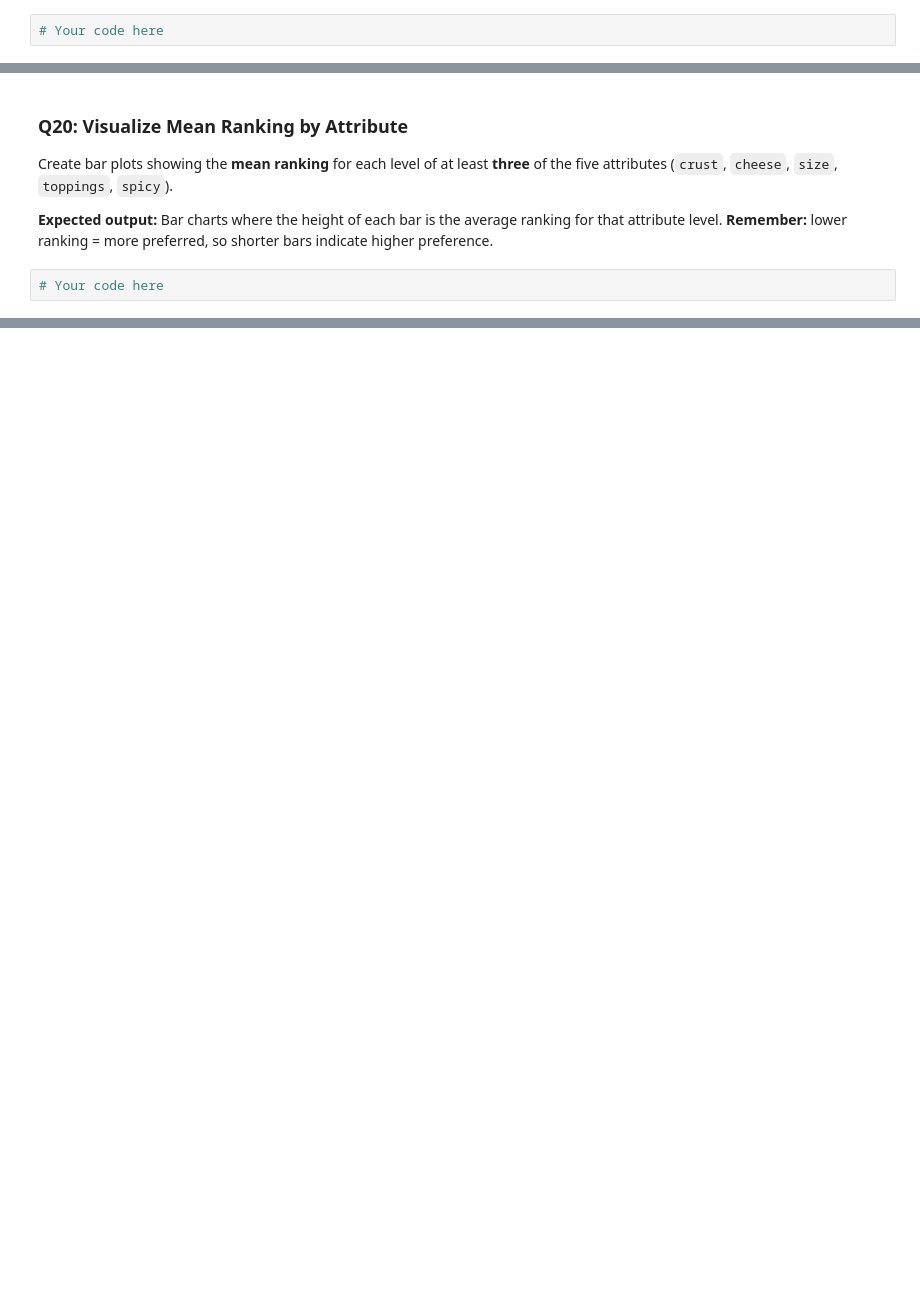
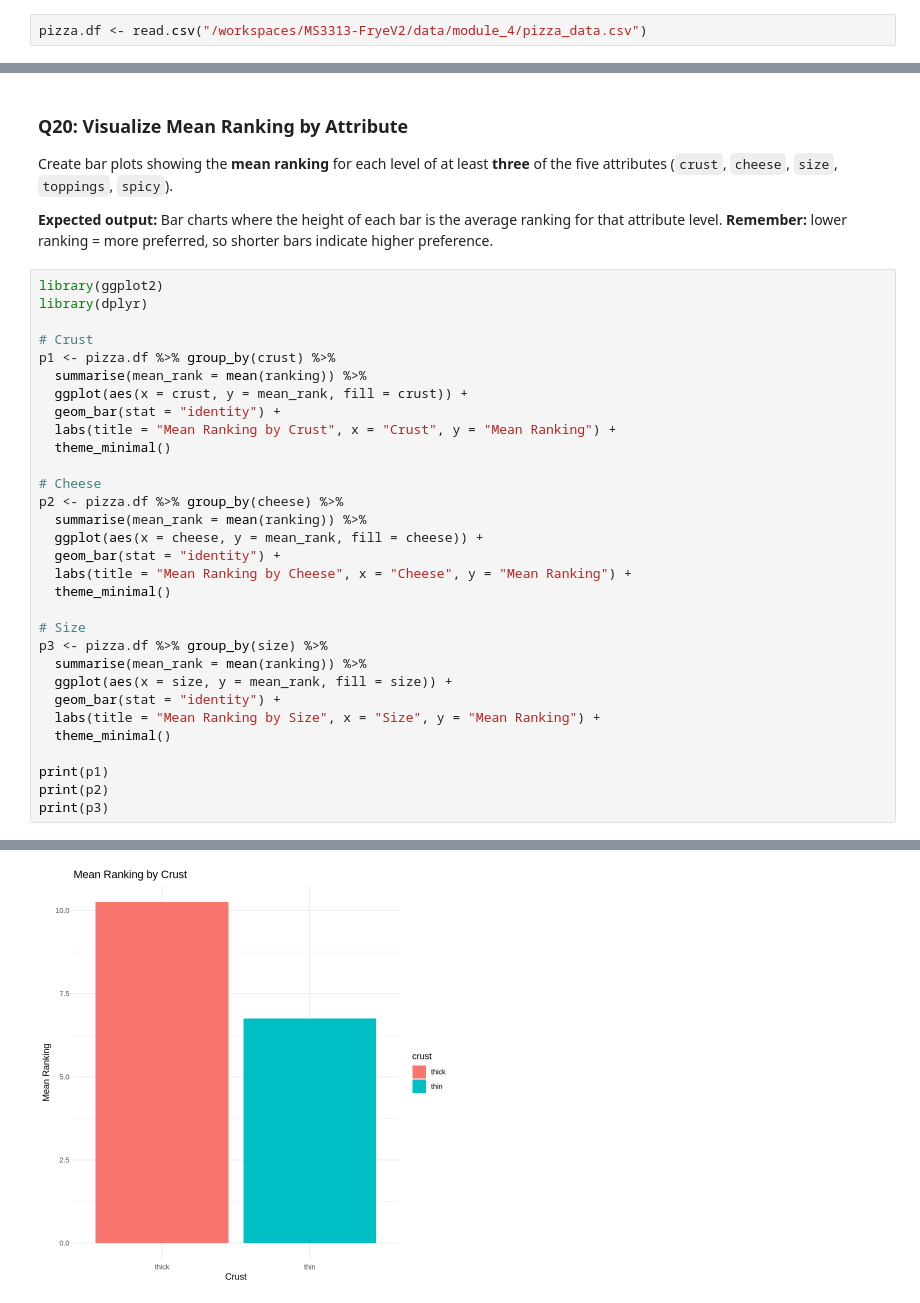
Before and after one commit to owenfrye1/MS3313-FryeV2, a Jupyter notebook: Homework/module_4_homework (2).ipynb, the cells around one changed output, grey strips where cells are left out. Cells and saved outputs as stored; diff of their text form; blank space fills up the shorter version.

```diff
--- a/Homework/module_4_homework (2).ipynb
+++ b/Homework/module_4_homework (2).ipynb
@@ -210,7 +437,7 @@ Load the pizza conjoint dataset and store it in **`pizza.df`**.
 
 **Expected output:** A data frame with 16 rows and 9 columns showing all pizza profiles and their rankings.
 # %%
-# Your code here
+pizza.df <- read.csv("/workspaces/MS3313-FryeV2/data/module_4/pizza_data.csv")
 # %% [markdown]
 ### Q19: Regression-Based Conjoint Analysis
 
@@ -226,4 +474,34 @@ Create bar plots showing the **mean ranking** for each level of at least **three
 
 **Expected output:** Bar charts where the height of each bar is the average ranking for that attribute level. **Remember:** lower ranking = more preferred, so shorter bars indicate higher preference.
 # %%
-# Your code here
+library(ggplot2)
+library(dplyr)
+
+# Crust
+p1 <- pizza.df %>% group_by(crust) %>%
+  summarise(mean_rank = mean(ranking)) %>%
+  ggplot(aes(x = crust, y = mean_rank, fill = crust)) +
+  geom_bar(stat = "identity") +
+  labs(title = "Mean Ranking by Crust", x = "Crust", y = "Mean Ranking") +
+  theme_minimal()
+
+# Cheese
+p2 <- pizza.df %>% group_by(cheese) %>%
+  summarise(mean_rank = mean(ranking)) %>%
+  ggplot(aes(x = cheese, y = mean_rank, fill = cheese)) +
+  geom_bar(stat = "identity") +
+  labs(title = "Mean Ranking by Cheese", x = "Cheese", y = "Mean Ranking") +
+  theme_minimal()
+
+# Size
+p3 <- pizza.df %>% group_by(size) %>%
+  summarise(mean_rank = mean(ranking)) %>%
+  ggplot(aes(x = size, y = mean_rank, fill = size)) +
+  geom_bar(stat = "identity") +
+  labs(title = "Mean Ranking by Size", x = "Size", y = "Mean Ranking") +
+  theme_minimal()
+
+print(p1)
+print(p2)
+print(p3)
+# %% [output]
@@ -229,0 +524 @@ Create bar plots showing the **mean ranking** for each level of at least **three
+[figure, added]
```
Also changed, not shown: parts of 19 cells of this notebook, 1 other file.
